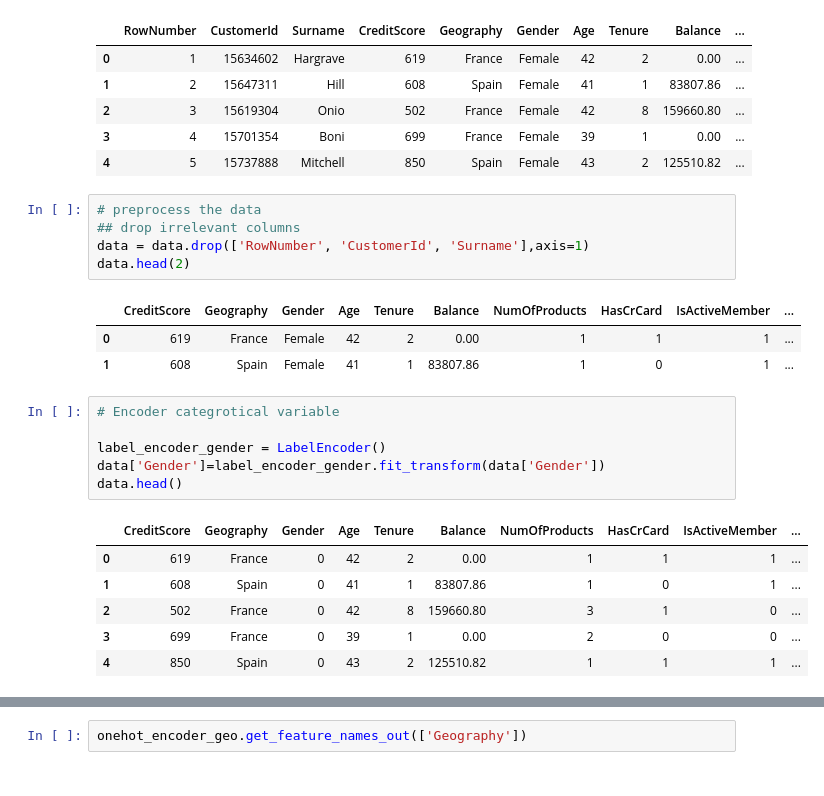
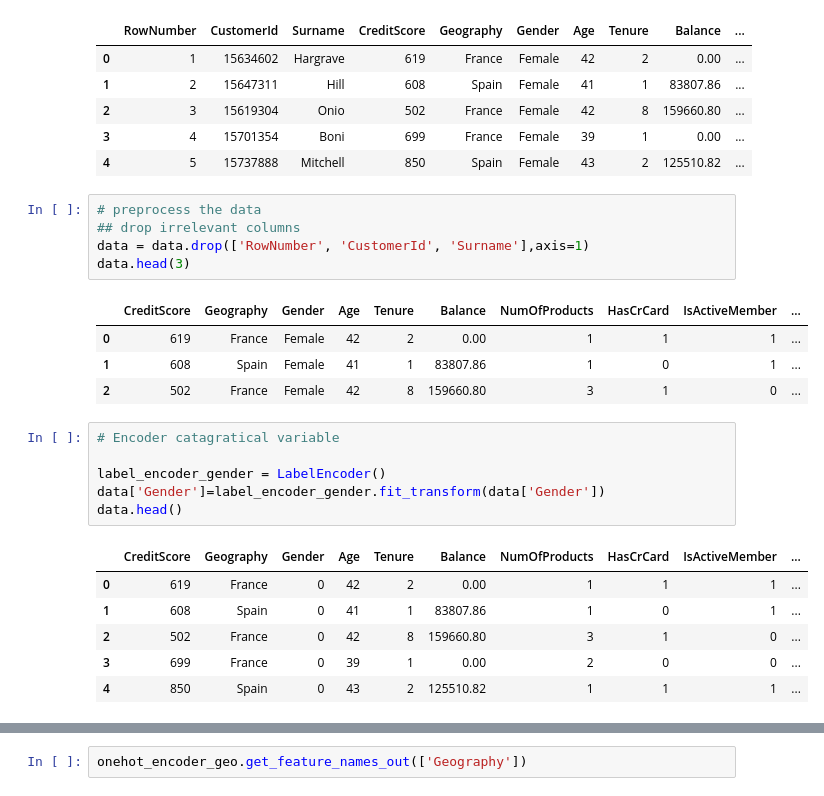
Before and after one commit to RahulNinawe05/GenLangHF, a Jupyter notebook: projects/experiment.ipynb, the cells around one changed output, grey strips where cells are left out. Saved outputs shown, nothing was run; the diff lists cells and outputs as text.

```diff
--- a/projects/experiment.ipynb
+++ b/projects/experiment.ipynb
@@ -17,14 +17,15 @@ data.head()
 # %%
 # preprocess the data
 ## drop irrelevant columns
 data = data.drop(['RowNumber', 'CustomerId', 'Surname'],axis=1)
-data.head(2)
+data.head(3)
 # %% [output]
 |  | CreditScore | Geography | Gender | Age | Tenure | Balance | NumOfProducts | HasCrCard | IsActiveMember | ... |
 | 0 | 619 | France | Female | 42 | 2 | 0.00 | 1 | 1 | 1 | ... |
 | 1 | 608 | Spain | Female | 41 | 1 | 83807.86 | 1 | 0 | 1 | ... |
+| 2 | 502 | France | Female | 42 | 8 | 159660.80 | 3 | 1 | 0 | ... |
 # %%
-# Encoder categrotical variable
+# Encoder catagratical variable
 
 label_encoder_gender = LabelEncoder()
 data['Gender']=label_encoder_gender.fit_transform(data['Gender'])
```
Also changed, not shown: parts of 10 cells of this notebook, 11 other files.
